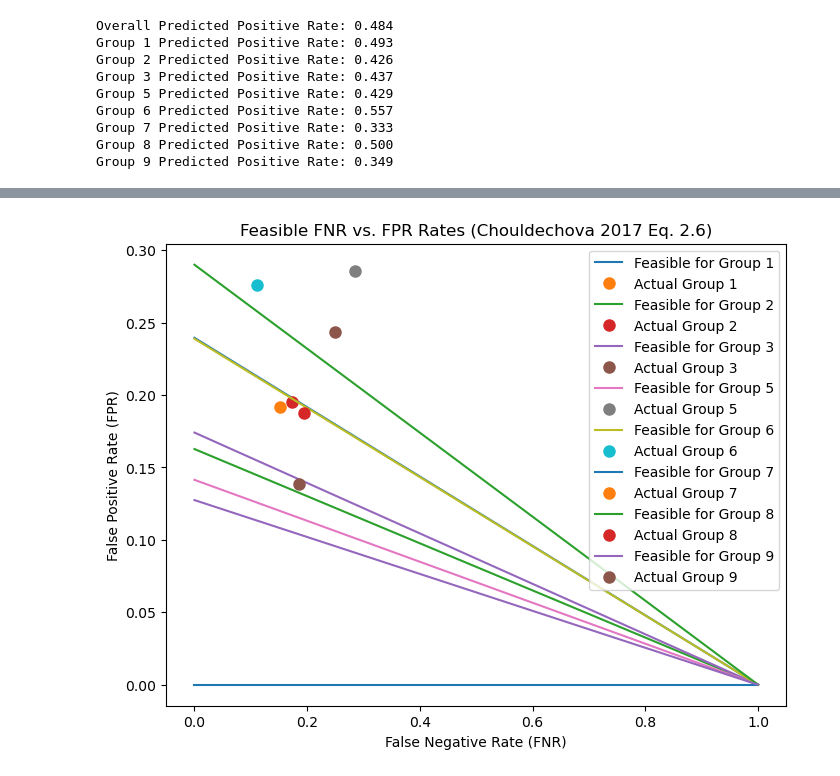
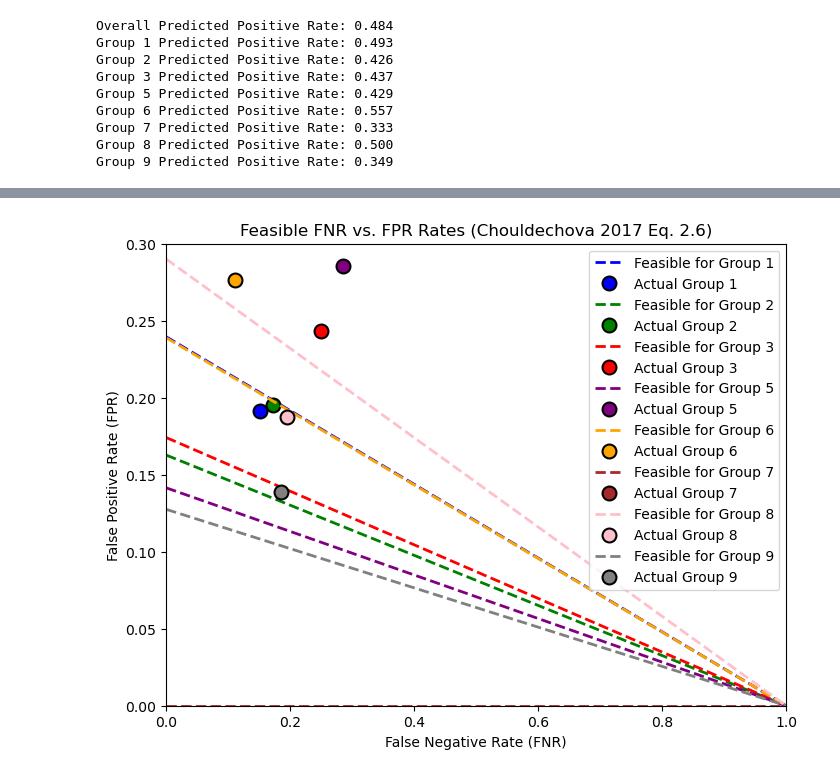
Before and after one commit to Pbabu-Github/ML-Projects, a Jupyter notebook: posts/Auditing Bias/index.ipynb, the cells around one changed output, grey strips where cells are left out. Saved outputs shown, nothing was run; the diff lists cells and outputs as text; code cells hidden in the pictures.

```diff
--- a/posts/Auditing Bias/index.ipynb
+++ b/posts/Auditing Bias/index.ipynb
@@ -503,37 +505,51 @@ If we tried to make FPR the same for both groups (say, moving Group 2’s marke
 # %%
-# We fix the desired PPV (here, we use overall_ppv) and compute the feasible FPR for a range of FNR values.
+color_map = {
+    1: "blue",
+    2: "green",
+    3: "red",
+    5: "purple",
+    6: "orange",
+    7: "brown",
+    8: "pink",
+    9: "gray"
+}
+
 fpr_lines = {}
 fpr_actual = {}
 for g in groups:
     idx = (group_test == g)
-    # Prevalence: proportion of true positive labels in this group
+    # Prevalence: proportion of true positives in group g
     p = np.mean(y_test[idx])
     fnr_range = np.linspace(0, 1, 100)
-    # Desired PPV is fixed across groups (here, we use overall_ppv)
-    PPV_desired = overall_ppv
-    # Compute corresponding FPR using the rearranged equation.
-    # Avoid division by zero if (1-p)==0.
-    fpr_line = np.where(1-p > 0, ((1 - fnr_range) * p * (1/PPV_desired - 1)) / (1 - p), np.nan)
+    PPV_desired = overall_ppv  # fixed desired PPV
+    # Compute feasible FPR using Eq. (2.6)
+    fpr_line = np.where((1 - p) > 0, ((1 - fnr_range) * p * (1/PPV_desired - 1)) / (1 - p), np.nan)
     fpr_lines[g] = (fnr_range, fpr_line)
 
-    # Actual FNR and FPR for the group (from previous computation)
+    # Get actual FNR and FPR from group_metrics
     for metric in group_metrics:
         if metric['group'] == g:
             fpr_actual[g] = (metric['fnr'], metric['fpr'])
             break
 
-# Plot the feasible FNR-FPR lines for each group and mark the actual values.
+# Plot the feasible FNR-FPR lines and actual points with consistent colors
 plt.figure(figsize=(8, 6))
 for g, (fnr_range, fpr_line) in fpr_lines.items():
-    plt.plot(fnr_range, fpr_line, label=f"Feasible for Group {g}")
+    plt.plot(fnr_range, fpr_line, linestyle='--', linewidth=2,
+             label=f"Feasible for Group {g}", color=color_map.get(g, "black"))
     if g in fpr_actual:
         actual_fnr, actual_fpr = fpr_actual[g]
-        plt.plot(actual_fnr, actual_fpr, "o", markersize=8, label=f"Actual Group {g}")
+        plt.plot(actual_fnr, actual_fpr, "o", markersize=10,
+                 markeredgecolor='black', markeredgewidth=1.5,
+                 color=color_map.get(g, "black"),
+                 label=f"Actual Group {g}")
 
 plt.xlabel("False Negative Rate (FNR)")
 plt.ylabel("False Positive Rate (FPR)")
 plt.title("Feasible FNR vs. FPR Rates (Chouldechova 2017 Eq. 2.6)")
 plt.legend()
+plt.xlim([0, 1])
+plt.ylim([0, 0.3])  # Limit the y-axis to 0.3 for better visibility
 plt.show()
 # %% [output]
-[figure, old version]
+[figure, new version]
```
Also changed, not shown: parts of 3 cells of this notebook, 5 other files.
